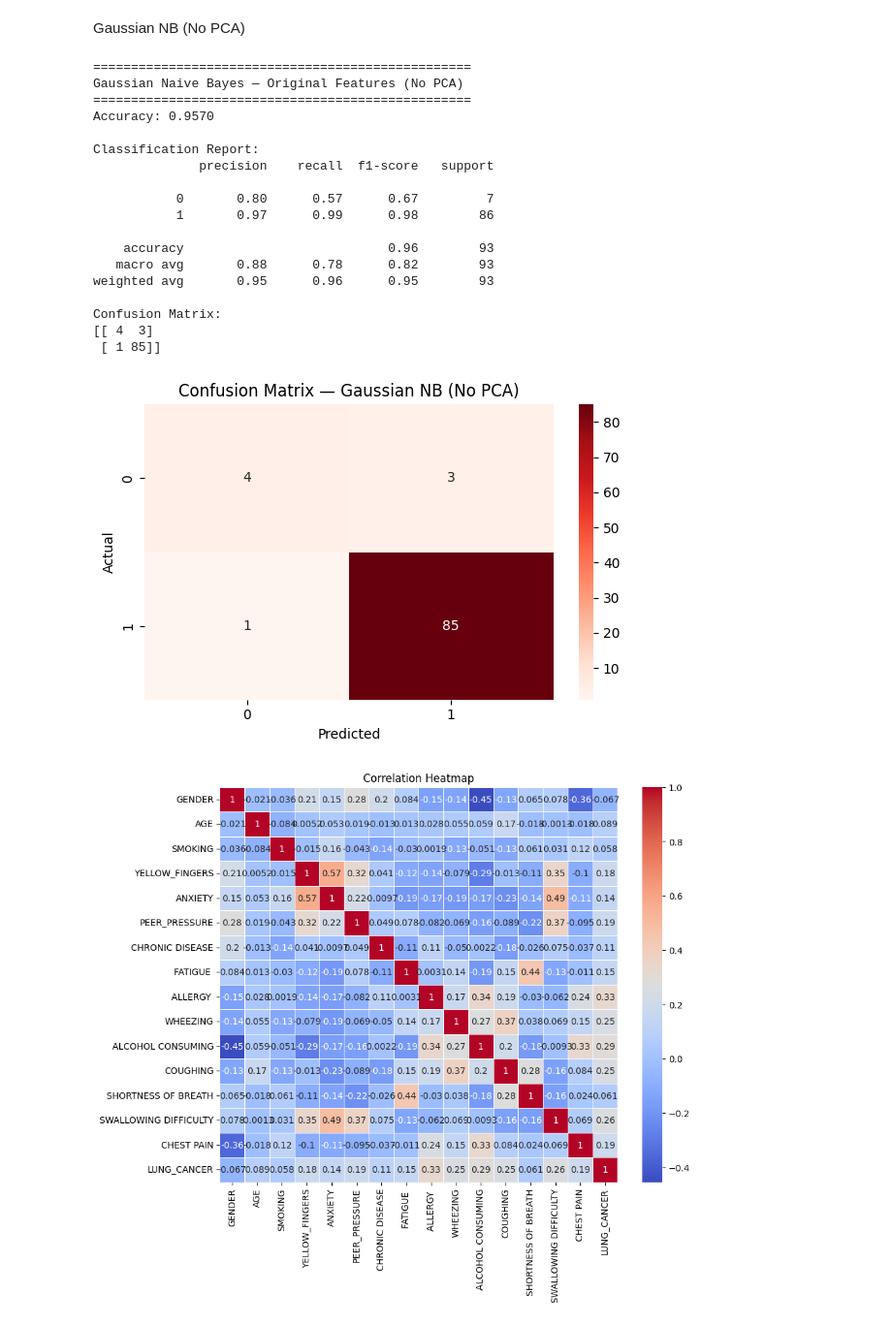
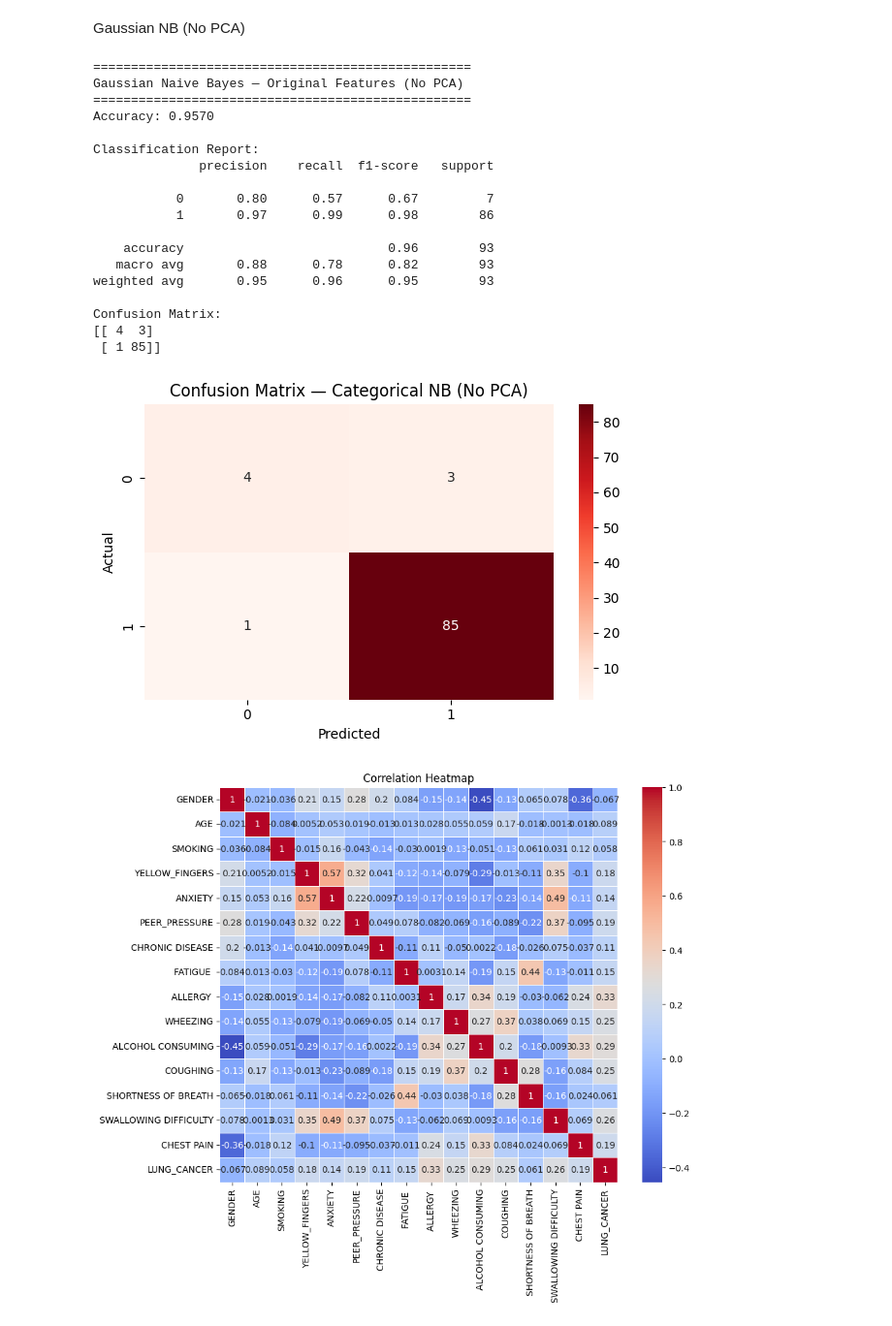
Before and after one commit to Engshadow/Naive_PCA_From_Scratch, a Jupyter notebook: Main.ipynb, the cells around one changed output. Shown at 97% size. Cells and saved outputs as stored; diff of their text form; code cells hidden in the pictures.

```diff
--- a/Main.ipynb
+++ b/Main.ipynb
@@ -209,36 +209,36 @@ print(f"Accuracy: {acc_full:.4f}")
 print("\nClassification Report:")
 print(cr_full)
 print("Confusion Matrix:")
 print(cm_full)
 
 plt.figure(figsize=(6, 4))
 sns.heatmap(cm_full, annot=True, fmt="d", cmap="Reds",
-            xticklabels=gnb.classes, yticklabels=gnb.classes)
-plt.title("Confusion Matrix — Gaussian NB (No PCA)")
+            xticklabels=cnb.classes, yticklabels=cnb.classes)
+plt.title("Confusion Matrix — Categorical NB (No PCA)")
 plt.xlabel("Predicted")
 plt.ylabel("Actual")
 plt.tight_layout()
 plt.show()
 # %% [output]
 ==================================================
 Gaussian Naive Bayes — Original Features (No PCA)
 ==================================================
 Accuracy: 0.9570
 
 Classification Report:
               precision    recall  f1-score   support
 
            0       0.80      0.57      0.67         7
            1       0.97      0.99      0.98        86
 
     accuracy                           0.96        93
    macro avg       0.88      0.78      0.82        93
 weighted avg       0.95      0.96      0.95        93
 
 Confusion Matrix:
 [[ 4  3]
  [ 1 85]]
-[figure, old version]
+[figure, new version]
 # %%
 corr_matrix = df_num.corr(numeric_only=True)
 plt.figure(figsize=(10, 8))
```
Also changed, not shown: parts of 6 cells of this notebook.
